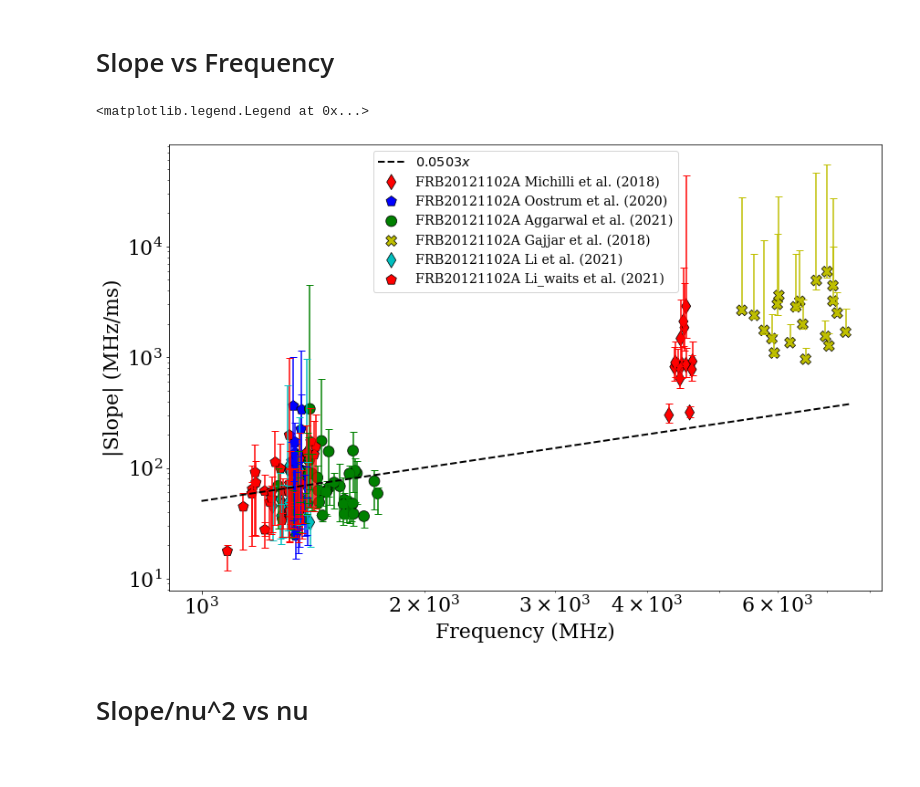
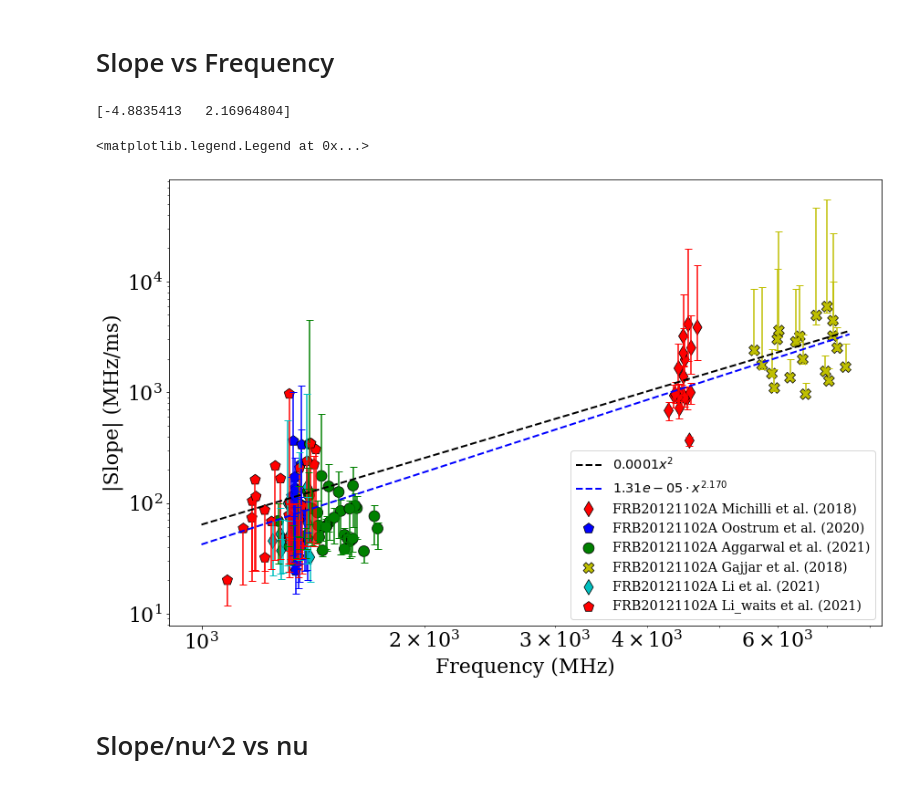
Before and after one commit to mef51/frbgui, a Jupyter notebook: PaperFigures.ipynb, the cells around one changed output. Saved outputs shown, nothing was run; the diff lists cells and outputs as text; code cells hidden in the pictures.

```diff
--- a/PaperFigures.ipynb
+++ b/PaperFigures.ipynb
@@ -737,16 +752,23 @@ ax.legend(fontsize='x-large')
 # %%
 # eq 1: slope = - A*nuobs / tw
 eslope = lambda frame: [np.array([frame['slope_abs'] - frame['lim_slope_min'], frame['lim_slope_max'] - frame['slope_abs']])]
 ax = plotframes(frames, 'center_f', 'slope_abs', xlabel="Frequency (MHz)", ylabel="|Slope| (MHz/ms)", logscale=True, yerrf=eslope)
 
 ey = eslope(frame)
 sigma = (frame['slope_abs'] + (ey[0][0]+ey[0][1])/2) / frame['slope_abs']
-popt, pcov = scipy.optimize.curve_fit(lambda x, a: a*x, (frame['center_f']), (frame['slope_abs']), sigma=sigma, absolute_sigma=True)
-ax.plot(x, (popt[0])*x, 'k', linestyle='--', lw=2, label=f'${{{popt[0]:.4f}}} x$')
+
+linepo, pcov = scipy.optimize.curve_fit(lambda x, a: a*x**2, (frame['center_f']), (frame['slope_abs']), sigma=None, absolute_sigma=False)
+powerpo, pcov = scipy.optimize.curve_fit(lambda x, a, n: a+n*x, np.log10(frame['center_f']), np.log10(frame['slope_abs']), sigma=None, absolute_sigma=False, p0=[np.log10(1.8e-8), 1])
+print(powerpo)
+
+ax.plot(x, (linepo[0])*x**2, 'k', linestyle='--', lw=2, label=f'${{{linepo[0]:.4f}}} x^2$')
+ax.plot(x, 10**powerpo[0]*(x**powerpo[1]), 'b', linestyle='--', lw=2, label=f'${{{10**powerpo[0]:.2e}}} \cdot x^{{{powerpo[1]:.3f}}}$')
+
 ax.legend(fontsize='x-large')
 # %% [output]
-<matplotlib.legend.Legend at 0x...>
+[-4.8835413   2.16964804]
+<matplotlib.legend.Legend at 0x...>
-[figure, old version]
+[figure, new version]
 # %% [markdown]
 # Slope/nu^2 vs nu
 # %%
```
Also changed, not shown: parts of 3 cells of this notebook, 7 other files.
